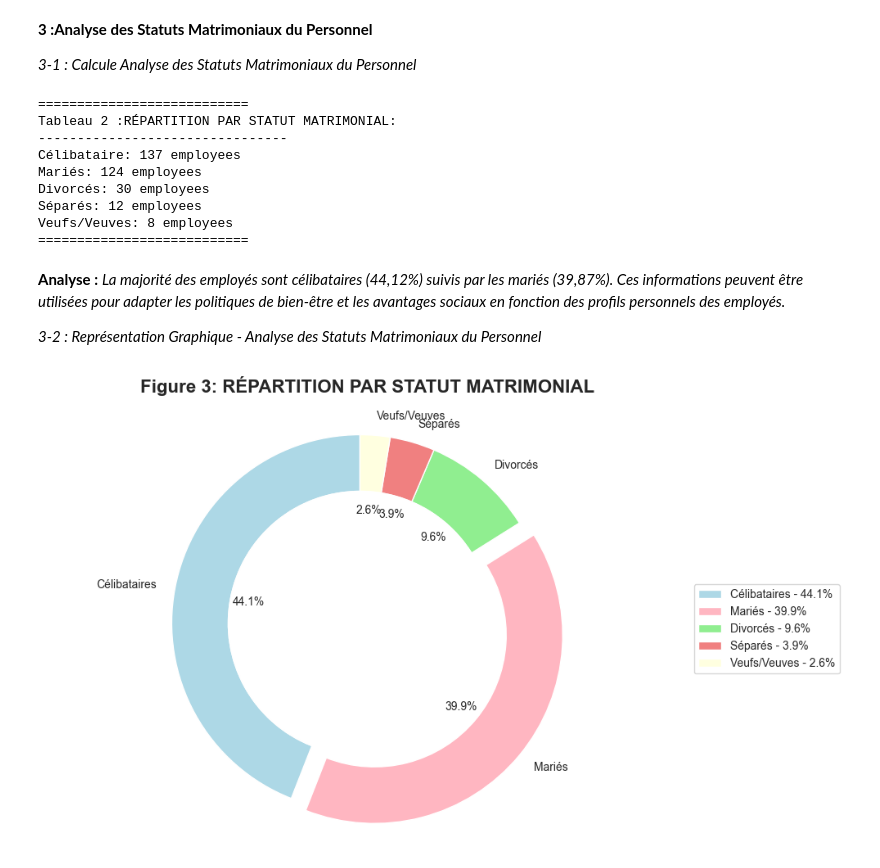
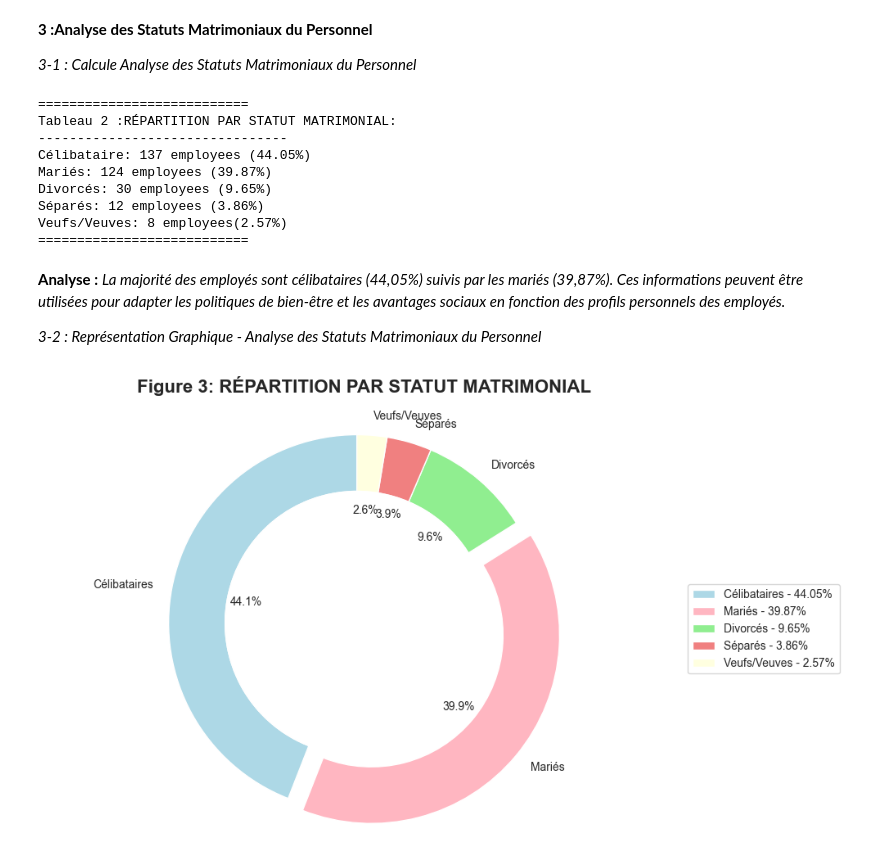
Before and after one commit to AbdelmoughitASSAL/HR_Dashboard_06_18, a Jupyter notebook: HR-PYTHON.ipynb, the cells around one changed output. Cells and saved outputs as stored; diff of their text form; code cells hidden in the pictures.

```diff
--- a/HR-PYTHON.ipynb
+++ b/HR-PYTHON.ipynb
@@ -125,54 +125,58 @@ plt.show() # Afficher le graphique après l'exportation (optionnel)
 # %%
 # Calcul des effectifs par statut matrimonial
 Single_count = df[df['MaritalStatus'] == 'Single']['EmployeeID'].count()
+Single_Percent = (Single_count/head_count)*100 if head_count > 0 else 0
 Married_count = df[df['MaritalStatus'] == 'Married']['EmployeeID'].count()
+Married_Percent = (Married_count/head_count)*100 if head_count > 0 else 0
 Divorced_count = df[df['MaritalStatus'] == 'Divorced']['EmployeeID'].count()
+Divorced_Percent = (Divorced_count/head_count)*100 if head_count > 0 else 0
 Separated_count = df[df['MaritalStatus'] == 'Separated']['EmployeeID'].count()
+Separated_percent = (Separated_count/head_count)*100 if head_count > 0 else 0
 Windowed_count = df[df['MaritalStatus'] == 'Widowed']['EmployeeID'].count()
-
+windowed_percent = (Windowed_count/head_count)*100 if head_count > 0 else 0
 # Affichage des résultats
 print("===========================")
 print("Tableau 2 :RÉPARTITION PAR STATUT MATRIMONIAL:")
 print("--------------------------------")
-print(f"Célibataire: {Single_count} employees")
-print(f"Mariés: {Married_count} employees")
-print(f"Divorcés: {Divorced_count} employees")
-print(f"Séparés: {Separated_count} employees")
-print(f"Veufs/Veuves: {Windowed_count} employees")
+print(f"Célibataire: {Single_count} employees ({Single_Percent:.2f}%)")
+print(f"Mariés: {Married_count} employees ({Married_Percent:.2f}%)")
+print(f"Divorcés: {Divorced_count} employees ({Divorced_Percent:.2f}%)")
+print(f"Séparés: {Separated_count} employees ({Separated_percent:.2f}%)")
+print(f"Veufs/Veuves: {Windowed_count} employees({windowed_percent:.2f}%)")
 print("===========================")
 # %% [output]
 ===========================
 Tableau 2 :RÉPARTITION PAR STATUT MATRIMONIAL:
 --------------------------------
-Célibataire: 137 employees
-Mariés: 124 employees
-Divorcés: 30 employees
-Séparés: 12 employees
-Veufs/Veuves: 8 employees
+Célibataire: 137 employees (44.05%)
+Mariés: 124 employees (39.87%)
+Divorcés: 30 employees (9.65%)
+Séparés: 12 employees (3.86%)
+Veufs/Veuves: 8 employees(2.57%)
 ===========================
 # %% [markdown]
 **Analyse :**
-*La majorité des employés sont célibataires (44,12%) suivis par les mariés (39,87%). Ces informations peuvent être utilisées pour adapter les politiques de bien-être et les avantages sociaux en fonction des profils personnels des employés.*
+*La majorité des employés sont célibataires (44,05%) suivis par les mariés (39,87%). Ces informations peuvent être utilisées pour adapter les politiques de bien-être et les avantages sociaux en fonction des profils personnels des employés.*
 
 *3-2 : Représentation Graphique - Analyse des Statuts Matrimoniaux du Personnel*
 # %%
 plt.figure(figsize=(10, 6))
 labels = ['Célibataires', 'Mariés', 'Divorcés', 'Séparés', 'Veufs/Veuves']
 sizes = [Single_count, Married_count, Divorced_count, Separated_count, Windowed_count]
 colors = ['lightblue', 'lightpink', 'lightgreen', 'lightcoral', 'lightyellow']
 explode = (0, 0.1, 0, 0, 0)
 
 wedges, texts, autotexts = plt.pie(sizes, explode=explode, labels=labels, colors=colors,
                                   autopct='%1.1f%%', startangle=90,
                                   wedgeprops=dict(width=0.3, edgecolor='w'))
 
-legend_labels = [f"{label} - {size/sum(sizes)*100:.1f}%" for label, size in zip(labels, sizes)]
+legend_labels = [f"{label} - {size/sum(sizes)*100:.2f}%" for label, size in zip(labels, sizes)]
 plt.legend(wedges, legend_labels, title="", loc="center left", bbox_to_anchor=(1, 0, 0.5, 1))
 
 plt.gca().add_artist(plt.Circle((0, 0), 0.70, fc='white'))
 plt.axis('equal')
 plt.title('Figure 3: RÉPARTITION PAR STATUT MATRIMONIAL', fontsize=16, pad=20, fontweight='bold')
 plt.tight_layout()
 plt.show()
 # %% [output]
-[figure, old version]
+[figure, new version]
```
